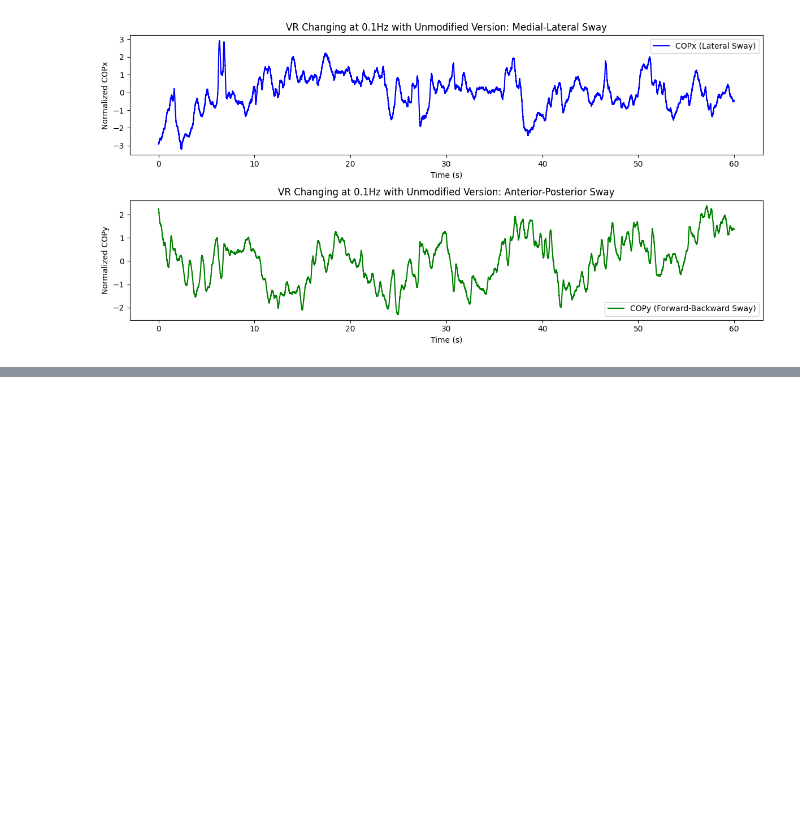
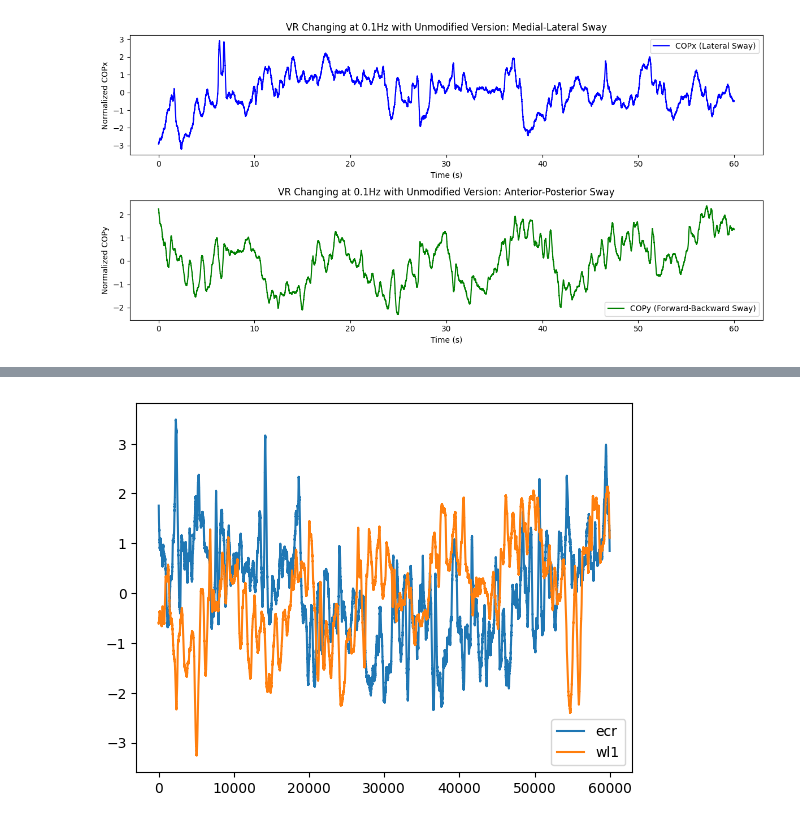
Before and after one commit to norahkerendian/dsc106_final_project, a Jupyter notebook: plots/final_plots.ipynb, the cells around one changed output, grey strips where cells are left out. Cells and saved outputs as stored; diff of their text form; code cells hidden in the pictures; blank space fills up the shorter version.

```diff
--- a/plots/final_plots.ipynb
+++ b/plots/final_plots.ipynb
@@ -109,0 +130,7 @@ plot_cop(wr_1, "VR Changing at 0.1Hz with Unmodified Version")
+# %%
+plt.plot(ecr_1_mx, label = "ecr")
+plt.plot(wl1_1_mx, label = "wl1")
+plt.legend()
+plt.show()
+# %% [output]
+[figure, added]
```
Also changed, not shown: parts of 5 cells of this notebook, 2 other files.
